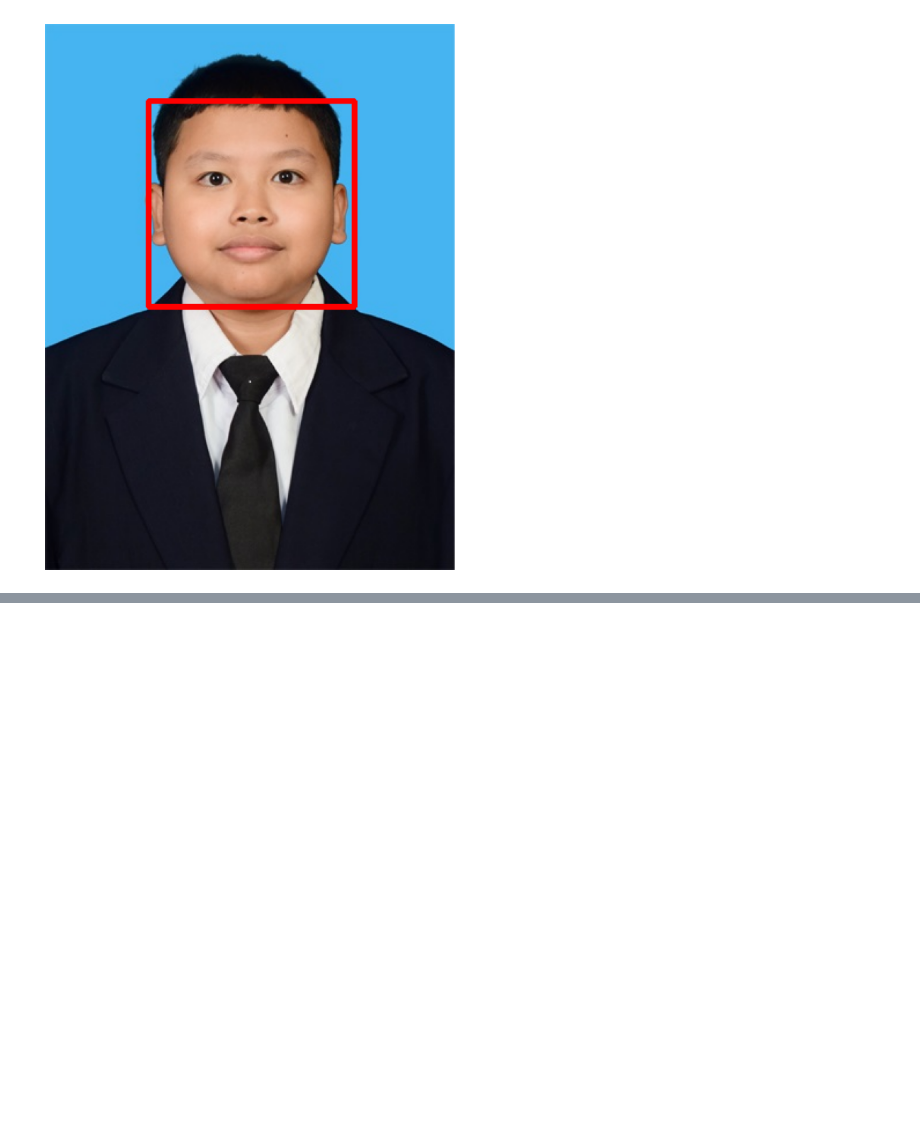
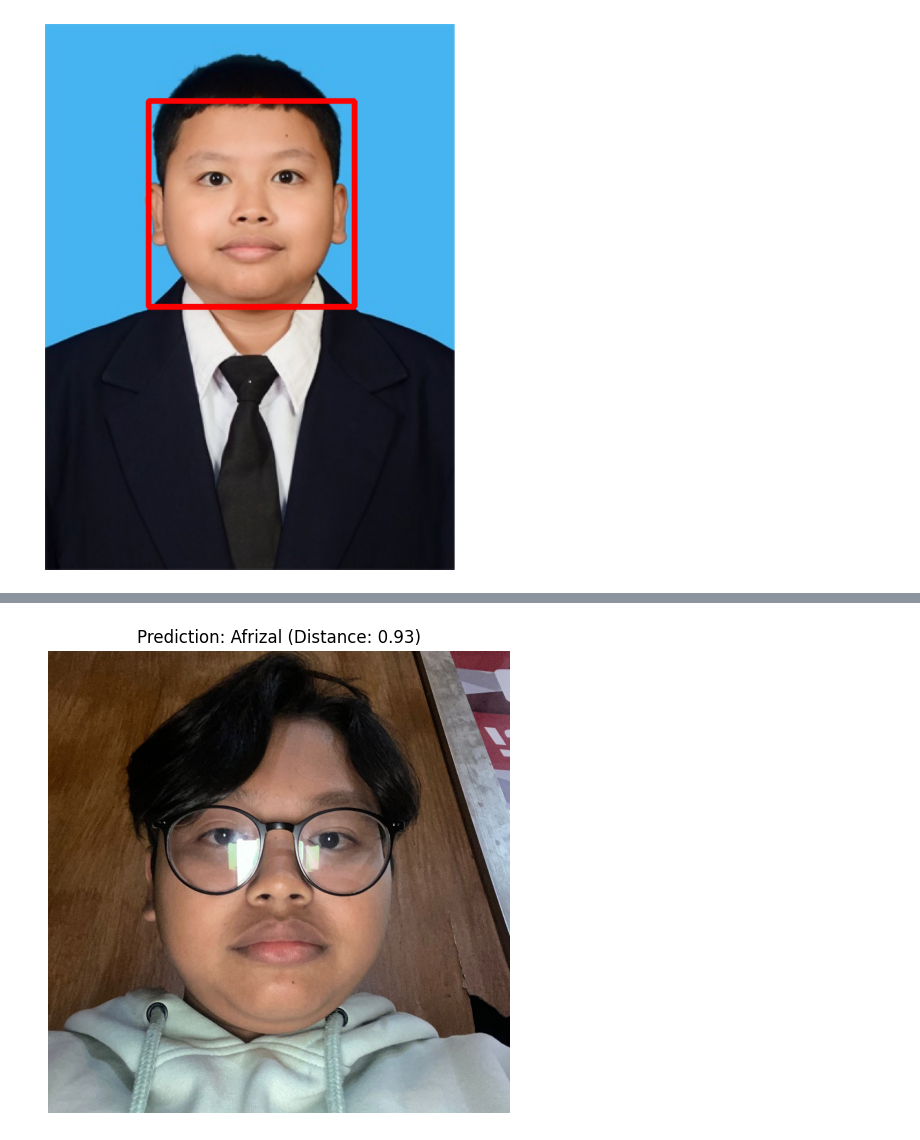
Before and after one commit to AfrizalDS/MachineLearning, a Jupyter notebook: quiz2.ipynb, the cells around one changed output, grey strips where cells are left out. Drawn from its saved outputs; the diff is of its cells as text; code cells hidden in the pictures; blank space fills up the shorter version.

```diff
--- a/quiz2.ipynb
+++ b/quiz2.ipynb
@@ -131,6 +61,0 @@ print(os.listdir("/content/input"))
-# %%
-img = cv2.imread('/content/drive/MyDrive/MachineLearning/Dataset/Faces/Akshay Kumar/Akshay Kumar_0.jpg')
-plt.imshow(img, cmap = 'gray', interpolation = 'bicubic')
-#plt.xticks([]), plt.yticks([])  # to hide tick values on X and Y axis
-plt.show()
-print(img.shape)
@@ -257,0 +84,76 @@ UnimplementedError: File system scheme 'https' not implemented (file: 'https://g
+# %%
+import os
+import cv2
+import numpy as np
+from facenet_pytorch import InceptionResnetV1
+import torch
+import matplotlib.pyplot as plt
+
+# 2. Inisialisasi model FaceNet (InceptionResnetV1)
+model = InceptionResnetV1(pretrained='vggface2').eval()
+
+# 3. Fungsi untuk memuat embedding dari dataset
+def get_embeddings(dataset_path):
+    embeddings = []
+    labels = []
+
+    for person_name in os.listdir(dataset_path):
+        person_path = os.path.join(dataset_path, person_name)
+        if not os.path.isdir(person_path):
+            continue
+
+        for image_name in os.listdir(person_path):
+            image_path = os.path.join(person_path, image_name)
+            img = cv2.imread(image_path)
+            if img is None:
+                print(f"Skipping invalid image: {image_path}")
+                continue
+
+            img_rgb = cv2.cvtColor(img, cv2.COLOR_BGR2RGB)
+            img_resized = cv2.resize(img_rgb, (160, 160))
+            img_tensor = torch.tensor(img_resized).permute(2, 0, 1).unsqueeze(0).float() / 255.0
+
+            embedding = model(img_tensor).detach().numpy()
+            embeddings.append(embedding)
+            labels.append(person_name)
+
+    return np.array(embeddings), np.array(labels)
+
+# 4. Fungsi untuk mengenali wajah dan menambahkan teks pada gambar
+def recognize_face(image_path, embeddings, labels):
+    img = cv2.imread(image_path)
+    img_rgb = cv2.cvtColor(img, cv2.COLOR_BGR2RGB)
+
+    # Resize gambar
+    img_resized = cv2.resize(img_rgb, (160, 160))
+    img_tensor = torch.tensor(img_resized).permute(2, 0, 1).unsqueeze(0).float() / 255.0
+
+    # Ekstrak embedding gambar input
+    face_embedding = model(img_tensor).detach().numpy()
+
+    # Hitung jarak antara embedding input dengan dataset
+    distances = np.linalg.norm(embeddings - face_embedding, axis=2)
+    min_idx = np.argmin(distances)
+    min_distance = distances[min_idx]
+
+    # Ambang batas pengenalan
+    if min_distance < 1.0:
+        recognized_label = labels[min_idx]
+    else:
+        recognized_label = "Unknown"
+
+    # Menampilkan gambar hasil prediksi tanpa teks di gambar
+    plt.figure(figsize=(6, 6))
+    plt.imshow(img_rgb)
+    plt.axis('off')  # Menghilangkan axis
+    plt.title(f"Prediction: {recognized_label} (Distance: {min_distance[0]:.2f})")  # Menambahkan distance di judul
+    plt.show()
+
+# 5. Muat dataset dan tes pengenalan wajah
+dataset_path = '/content/drive/MyDrive/MachineLearning/Face-Dataset'
+embeddings, labels = get_embeddings(dataset_path)
+
+test_image_path = '/content/img221.jpg'
+recognize_face(test_image_path, embeddings, labels)
+# %% [output]
+[figure, added]
```
Also changed, not shown: parts of 19 cells of this notebook.
